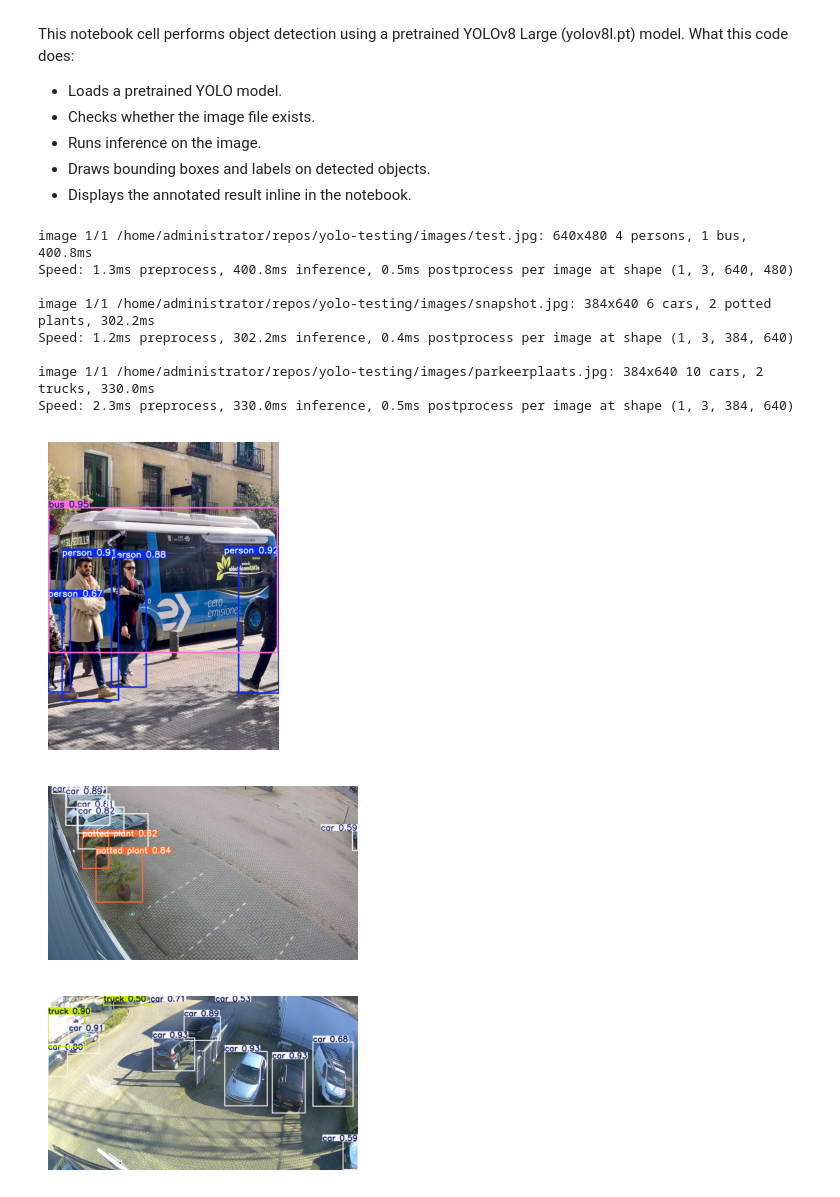
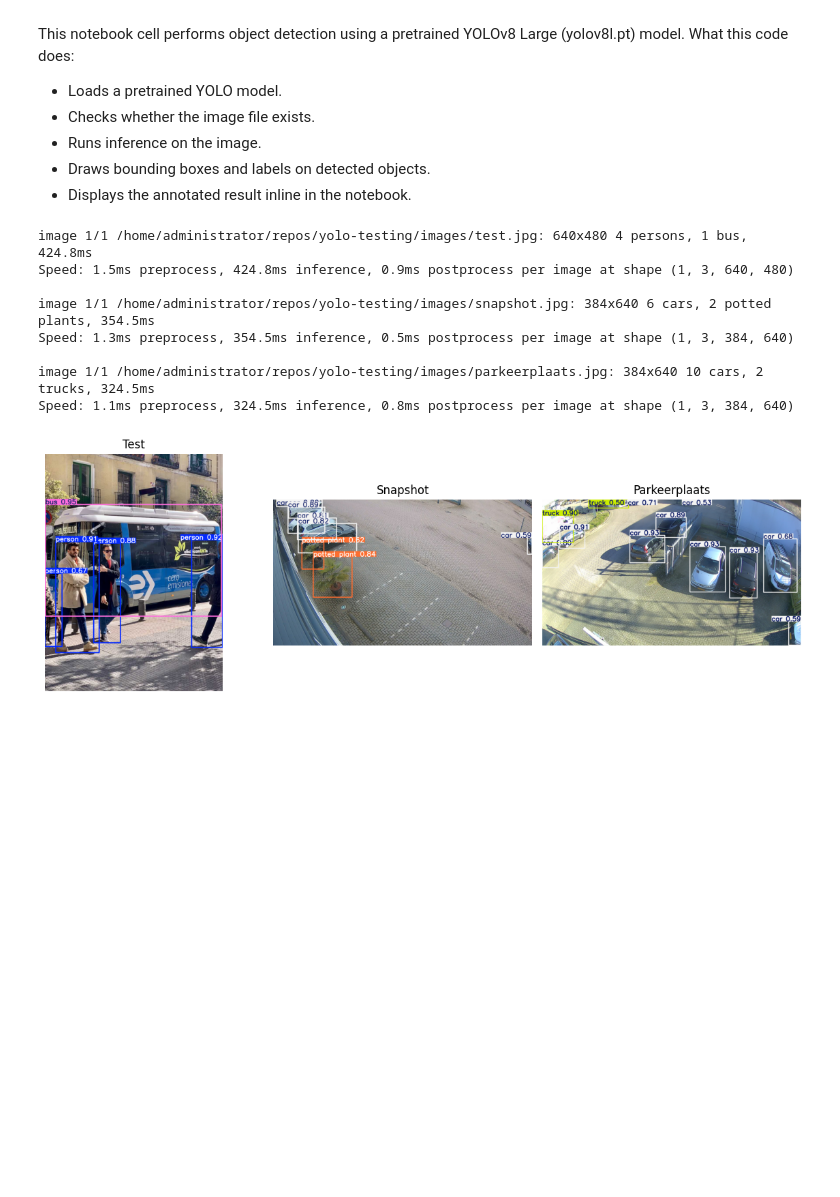
Before and after one commit to woutvddungen-2/yolo-testing, a Jupyter notebook: notebooks/First test.ipynb, the cells around one changed output. Drawn from its saved outputs; the diff is of its cells as text; code cells hidden in the pictures; blank space fills up the shorter version.

Commit message:
Updated display code

```diff
--- a/notebooks/First test.ipynb
+++ b/notebooks/First test.ipynb
@@ -12,58 +12,49 @@ from ultralytics import YOLO
 import matplotlib.pyplot as plt
 import cv2
 from pathlib import Path
 
 model = YOLO("yolov8l.pt")
 
 def detect(image_path: str, conf: float = 0.5):
     #load the image and check if it exists
     image_path = Path(image_path)
     if not image_path.exists():
         raise FileNotFoundError(f"Image not found: {image_path.resolve()}")
 
     #perform detection
     results = model(str(image_path), conf=conf)
 
     #annotate the image with the results
     r = results[0]
     annotated = r.plot()
     return annotated
 
 #detect the image and get the annotated result
-img1 = detect("images/test.jpg", 0.5)
-img2 = detect("images/snapshot.jpg", 0.5)
-img3 = detect("images/parkeerplaats.jpg", 0.5)
+img1 = detect("images/test.jpg")
+img2 = detect("images/snapshot.jpg")
+img3 = detect("images/parkeerplaats.jpg")
 
-#display the annotated image
-plt.figure(figsize=(12, 4))  # width, height
+#display the annotated images using matplotlib
+images = [img1, img2, img3]
+titles = ["Test", "Snapshot", "Parkeerplaats"]
 
-# 1 row, 3 columns
-plt.subplot(1, 3, 1)
-plt.imshow(cv2.cvtColor(img1, cv2.COLOR_BGR2RGB))
-plt.title("Image 1")
-plt.axis("off")
+plt.figure(figsize=(12, 4))
 
-plt.subplot(1, 3, 2)
-plt.imshow(cv2.cvtColor(img2, cv2.COLOR_BGR2RGB))
-plt.title("Image 2")
-plt.axis("off")
-
-plt.subplot(1, 3, 3)
-plt.imshow(cv2.cvtColor(img3, cv2.COLOR_BGR2RGB))
-plt.title("Image 3")
-plt.axis("off")
+for i, img in enumerate(images):
+    plt.subplot(1, len(images), i + 1)
+    plt.imshow(cv2.cvtColor(img, cv2.COLOR_BGR2RGB))
+    plt.title(titles[i])
+    plt.axis("off")
 
 plt.tight_layout()
 plt.show()
 # %% [output]
-image 1/1 /home/administrator/repos/yolo-testing/images/test.jpg: 640x480 4 persons, 1 bus, 400.8ms
-Speed: 1.3ms preprocess, 400.8ms inference, 0.5ms postprocess per image at shape (1, 3, 640, 480)
+image 1/1 /home/administrator/repos/yolo-testing/images/test.jpg: 640x480 4 persons, 1 bus, 424.8ms
+Speed: 1.5ms preprocess, 424.8ms inference, 0.9ms postprocess per image at shape (1, 3, 640, 480)
 
-image 1/1 /home/administrator/repos/yolo-testing/images/snapshot.jpg: 384x640 6 cars, 2 potted plants, 302.2ms
-Speed: 1.2ms preprocess, 302.2ms inference, 0.4ms postprocess per image at shape (1, 3, 384, 640)
+image 1/1 /home/administrator/repos/yolo-testing/images/snapshot.jpg: 384x640 6 cars, 2 potted plants, 354.5ms
+Speed: 1.3ms preprocess, 354.5ms inference, 0.5ms postprocess per image at shape (1, 3, 384, 640)
 
-image 1/1 /home/administrator/repos/yolo-testing/images/parkeerplaats.jpg: 384x640 10 cars, 2 trucks, 330.0ms
-Speed: 2.3ms preprocess, 330.0ms inference, 0.5ms postprocess per image at shape (1, 3, 384, 640)
+image 1/1 /home/administrator/repos/yolo-testing/images/parkeerplaats.jpg: 384x640 10 cars, 2 trucks, 324.5ms
+Speed: 1.1ms preprocess, 324.5ms inference, 0.8ms postprocess per image at shape (1, 3, 384, 640)
-[figure, old version]
+[figure, new version]
-[figure, removed]
-[figure, removed]
```
